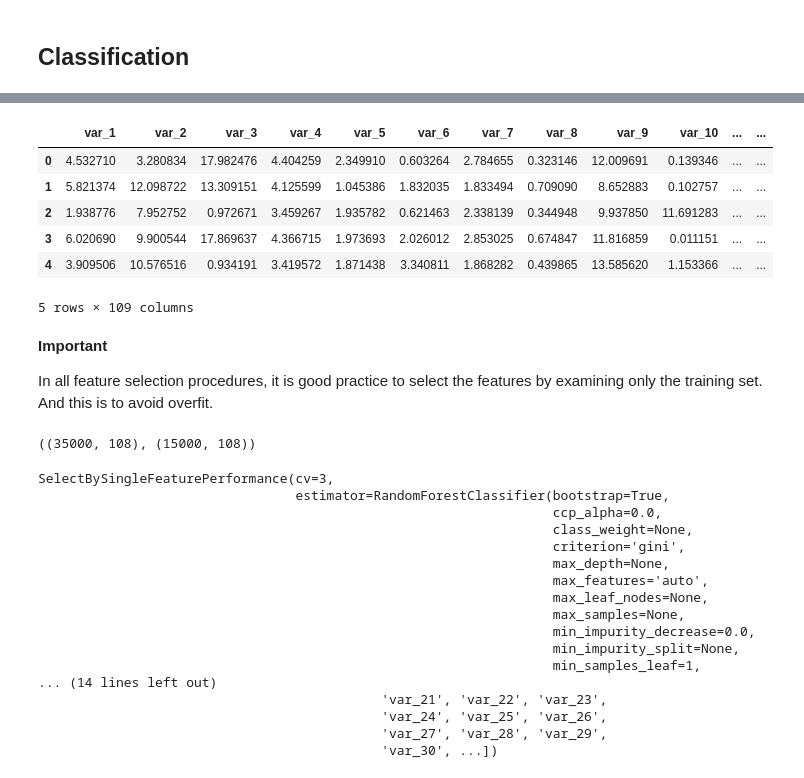
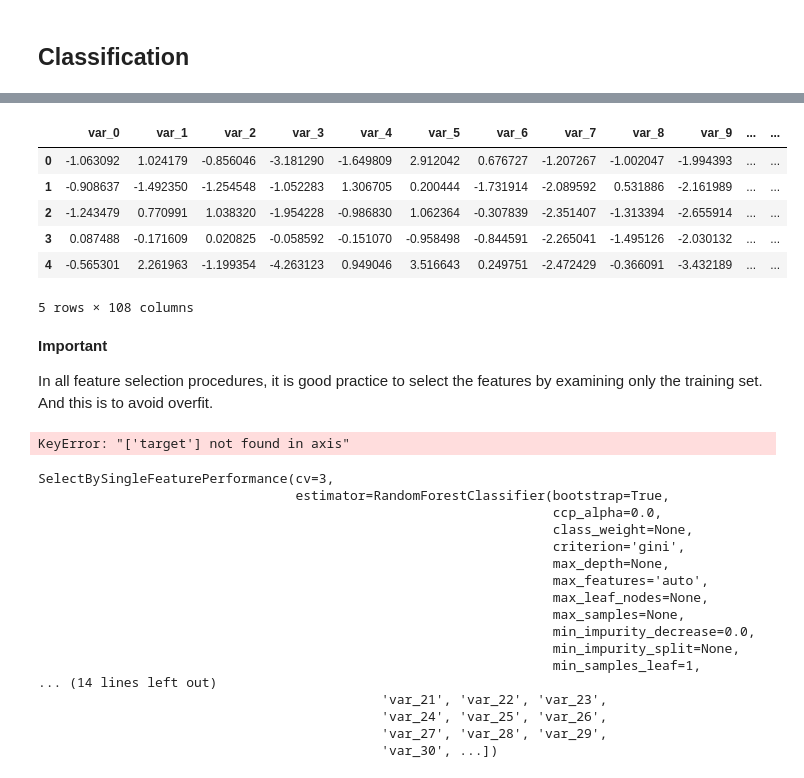
Before and after one commit to spideynolove/feature-engine-tutorials, a Jupyter notebook: selection/Select-by-Single-Feature-Performance.ipynb, the cells around one changed output, grey strips where cells are left out. Cells and saved outputs as stored; diff of their text form; code cells hidden in the pictures.

```diff
--- a/selection/Select-by-Single-Feature-Performance.ipynb
+++ b/selection/Select-by-Single-Feature-Performance.ipynb
@@ -23,13 +19,27 @@ NameError: name 'data' is not defined
-# %%
-data.head()
-# %% [output]
-|  | var_1 | var_2 | var_3 | var_4 | var_5 | var_6 | var_7 | var_8 | var_9 | var_10 | ... | ... |
-| 0 | 4.532710 | 3.280834 | 17.982476 | 4.404259 | 2.349910 | 0.603264 | 2.784655 | 0.323146 | 12.009691 | 0.139346 | ... | ... |
-| 1 | 5.821374 | 12.098722 | 13.309151 | 4.125599 | 1.045386 | 1.832035 | 1.833494 | 0.709090 | 8.652883 | 0.102757 | ... | ... |
-| 2 | 1.938776 | 7.952752 | 0.972671 | 3.459267 | 1.935782 | 0.621463 | 2.338139 | 0.344948 | 9.937850 | 11.691283 | ... | ... |
-| 3 | 6.020690 | 9.900544 | 17.869637 | 4.366715 | 1.973693 | 2.026012 | 2.853025 | 0.674847 | 11.816859 | 0.011151 | ... | ... |
-| 4 | 3.909506 | 10.576516 | 0.934191 | 3.419572 | 1.871438 | 3.340811 | 1.868282 | 0.439865 | 13.585620 | 1.153366 | ... | ... |
-5 rows × 109 columns
+# %%
+from sklearn.datasets import make_classification
+data, _ = make_classification(
+    n_samples=50000,
+    n_features=108,
+    n_redundant=36,
+    n_clusters_per_class=1,
+    weights=[0.50],
+    class_sep=2,
+    random_state=1,
+)
+
+colnames = ["var_" + str(i) for i in range(108)]
+data = pd.DataFrame(data, columns=colnames)
+
+data.head()
+# %% [output]
+|  | var_0 | var_1 | var_2 | var_3 | var_4 | var_5 | var_6 | var_7 | var_8 | var_9 | ... | ... |
+| 0 | -1.063092 | 1.024179 | -0.856046 | -3.181290 | -1.649809 | 2.912042 | 0.676727 | -1.207267 | -1.002047 | -1.994393 | ... | ... |
+| 1 | -0.908637 | -1.492350 | -1.254548 | -1.052283 | 1.306705 | 0.200444 | -1.731914 | -2.089592 | 0.531886 | -2.161989 | ... | ... |
+| 2 | -1.243479 | 0.770991 | 1.038320 | -1.954228 | -0.986830 | 1.062364 | -0.307839 | -2.351407 | -1.313394 | -2.655914 | ... | ... |
+| 3 | 0.087488 | -0.171609 | 0.020825 | -0.058592 | -0.151070 | -0.958498 | -0.844591 | -2.265041 | -1.495126 | -2.030132 | ... | ... |
+| 4 | -0.565301 | 2.261963 | -1.199354 | -4.263123 | 0.949046 | 3.516643 | 0.249751 | -2.472429 | -0.366091 | -3.432189 | ... | ... |
+5 rows × 108 columns
 # %% [markdown]
 **Important**
 
@@ -44,7 +54,7 @@ X_train, X_test, y_train, y_test = train_test_split(
 
 X_train.shape, X_test.shape
 # %% [output]
-((35000, 108), (15000, 108))
+KeyError: "['target'] not found in axis"
 # %%
 # set up a machine learning model
 rf = RandomForestClassifier(
```
Also changed, not shown: parts of 1 cell of this notebook, 10 other files.
